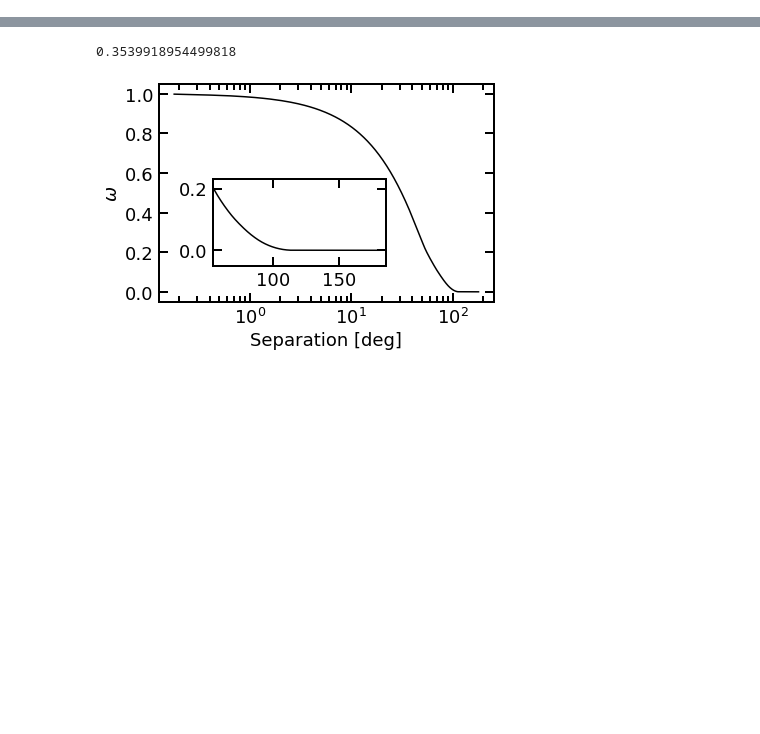
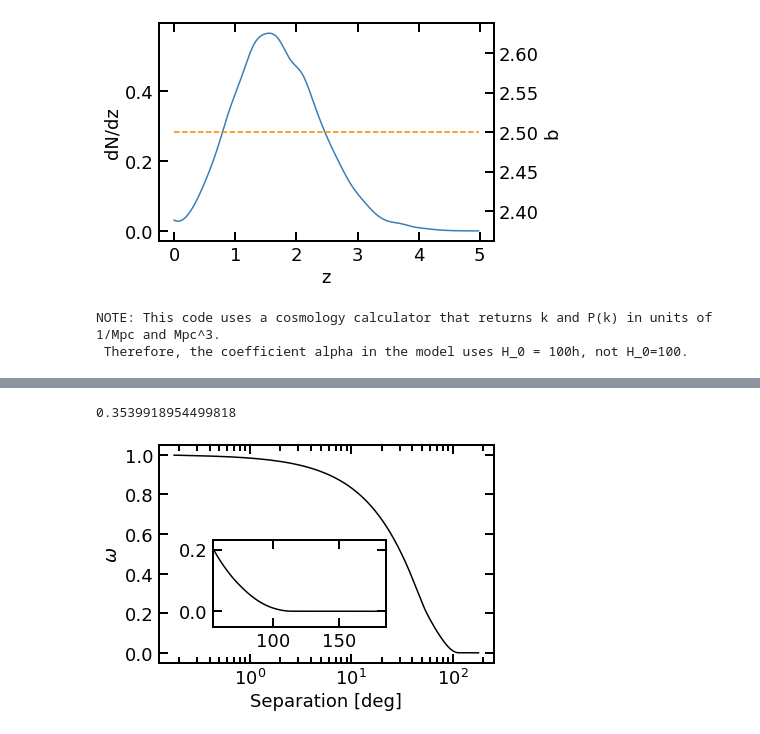
Before and after one commit to mehdirezaie/FFTLog-and-beyond, a Jupyter notebook: notebook/MCMC-partialsky.ipynb, the cells around one changed output, grey strips where cells are left out. Drawn from its saved outputs; the diff is of its cells as text; code cells hidden in the pictures; blank space fills up the shorter version.

```diff
--- a/notebook/MCMC-partialsky.ipynb
+++ b/notebook/MCMC-partialsky.ipynb
@@ -16,0 +20,13 @@ plt.rcParams['axes.linewidth'] = 2
+# %%
+cosmo = init_cosmology() # set cosmology
+z, b, dNdz = init_sample('qsomock',
+                         verb=True,
+                         k=3, fill_value='extrapolate')
+# %% [output]
+[figure, added]
+# %%
+model = PNGModel(cosmo, has_fnl=True, has_rsd=True)
+model.add_tracer(z, b, dNdz)
+# %% [output]
+NOTE: This code uses a cosmology calculator that returns k and P(k) in units of 1/Mpc and Mpc^3.
+ Therefore, the coefficient alpha in the model uses H_0 = 100h, not H_0=100.
```
Also changed, not shown: parts of 11 cells of this notebook, 3 other files.
